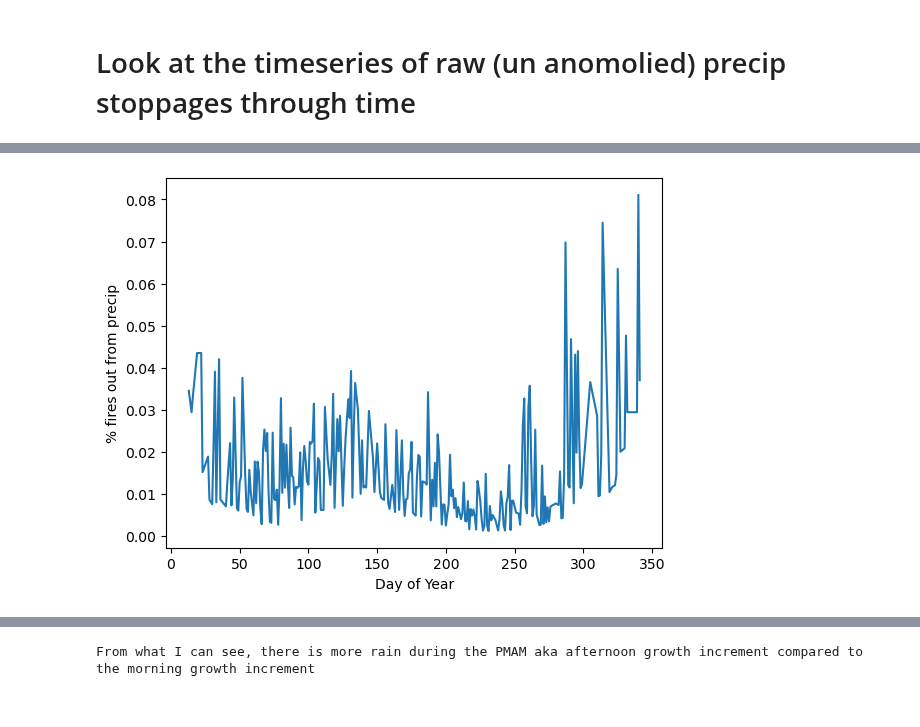
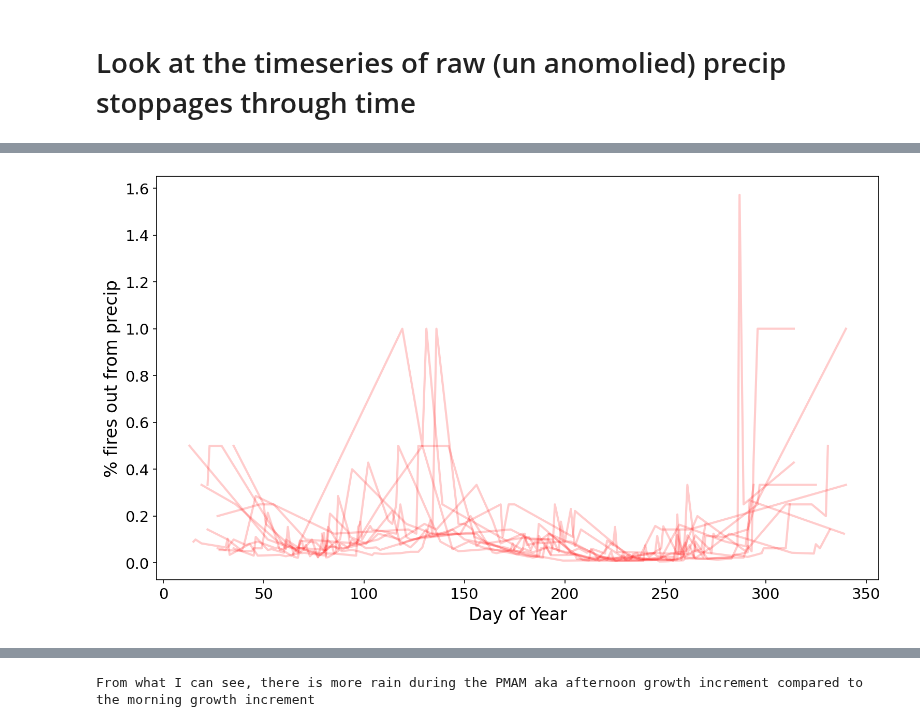
Before and after one commit to mccabete/precip, a Jupyter notebook: precip_stopping_hh.ipynb, the cells around one changed output, grey strips where cells are left out. Cells and saved outputs as stored; diff of their text form; code cells hidden in the pictures.

```diff
--- a/precip_stopping_hh.ipynb
+++ b/precip_stopping_hh.ipynb
@@ -726,5 +668,7 @@ def calc_percent_end_save(df, cat, n_iterations = 100, var = ['precip_end_event'
 #target_array = fires.loc[fires.GACCAbbrev == 'NRCC'
 #calc_percent_end(fires, cat = 'GACCName', var = ['precip_end_event', 'no_change_end_event', 'neg_precip_end_event'], n_iterations = 10000)
 # %%
-calc_percent_end_save(fires, cat = 'GACCAbbrev', var = ['precip_end_event', 'no_change_end_event', 'neg_precip_end_event'], n_iterations = 20000)
+calc_joint_percent_end_save(fires, cat = 'GACCAbbrev', var = ['precip_end_event', 'no_change_end_event', 'neg_precip_end_event'], n_iterations = 10000)
+
+fires.loc[:, "dummy_var"] = "Global"
 # %% [output]
@@ -896,11 +810,18 @@ plt.show()
 # %% [markdown]
 # Look at the timeseries of raw (un anomolied) precip stoppages through time
 # %%
+set_slide_style(aspect_ratio='big', base_fontsize=14)
+
 fires.loc[:, "doy"] = fires.t.astype("datetime64[ns]").dt.dayofyear
+fires.loc[:, "doy_year"] = fires.t.astype("datetime64[ns]").dt.dayofyear.astype('str') + "_" +fires.t.astype("datetime64[ns]").dt.year.astype('str')
 
-timeline = fires[fires.precip_end_event== True].groupby(["doy"]).UfireID.count().reset_index()
+timeline = fires[fires.precip_end_event== True].groupby(["doy_year"]).UfireID.count().reset_index()
+timeline[['doy', 'year']] = timeline['doy_year'].str.split('_', expand=True)
+timeline.doy = timeline.doy.astype(int)
+timeline = timeline.sort_values(by = "doy")
 
-plt.plot(timeline.doy, timeline.UfireID)
+for y in timeline.year.unique():
+    plt.plot(timeline[timeline.year == y].doy, timeline[timeline.year == y].UfireID, color = "red", alpha = 0.2)
 plt.ylabel("# fires out from precip")
 plt.xlabel("Day of Year")
 plt.show()
@@ -909,19 +830,22 @@ plt.show()
 # %%
-fires.loc[:, "doy"] = fires.t.astype("datetime64[ns]").dt.dayofyear
 
-timeline_total_fires = fires[af_mask].groupby(["doy"]).UfireID.count().reset_index()
+
+timeline_total_fires = fires[af_mask].groupby(["doy_year"]).UfireID.count().reset_index()
 timeline_total_fires = timeline_total_fires.rename(columns= {"UfireID": "total_active_fires"})
-timeline = timeline.merge(timeline_total_fires, on = "doy")
+# timeline[['doy', 'year']] = timeline['doy_year'].str.split('_', expand=True)
+# timeline.doy = timeline.doy.astype(int)
+# timeline = timeline.sort_values(by = "doy")
+timeline = timeline.merge(timeline_total_fires, on = "doy_year")
 
 
 no_winter = (timeline.doy > 10) & (timeline.doy < 345)
-
-plt.plot(timeline[no_winter].doy, timeline[no_winter].UfireID / timeline[no_winter].total_active_fires)
+for y in timeline.year.unique():
+    plt.plot(timeline[(timeline.year == y) & no_winter].doy, timeline[(timeline.year == y) & no_winter].UfireID / timeline[(timeline.year == y) & no_winter].total_active_fires, color = "red", alpha = 0.2)
 plt.ylabel("% fires out from precip")
 plt.xlabel("Day of Year")
 plt.show()
 # %% [output]
-[figure, old version]
+[figure, new version]
 # %%
 # How many are night endings vs day endings?
 
```
Also changed, not shown: parts of 33 cells of this notebook, 2 other files.
